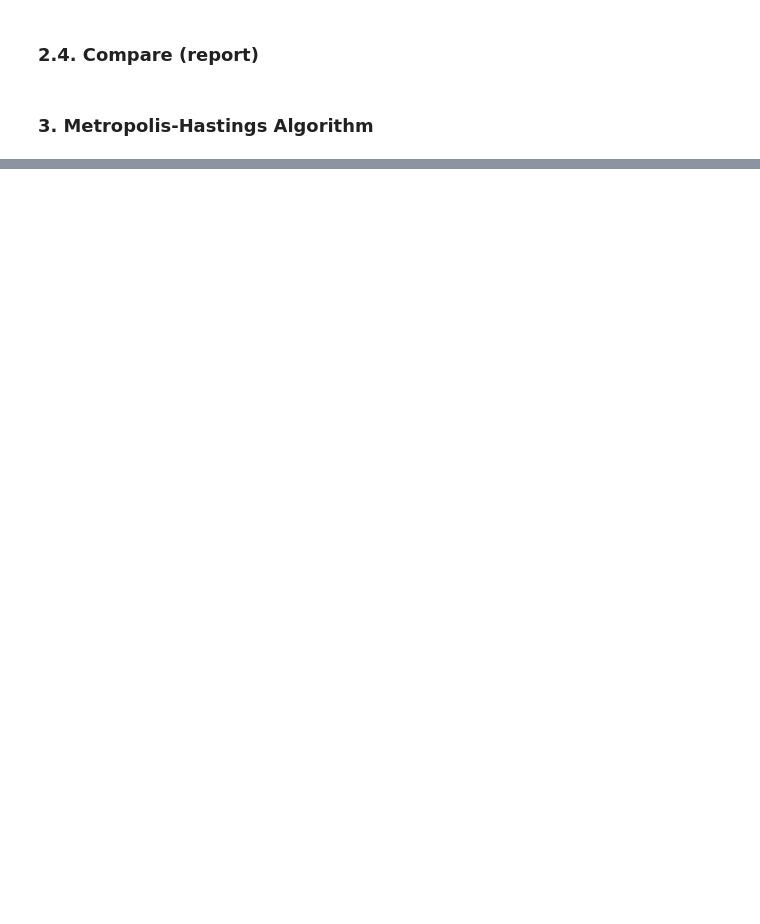
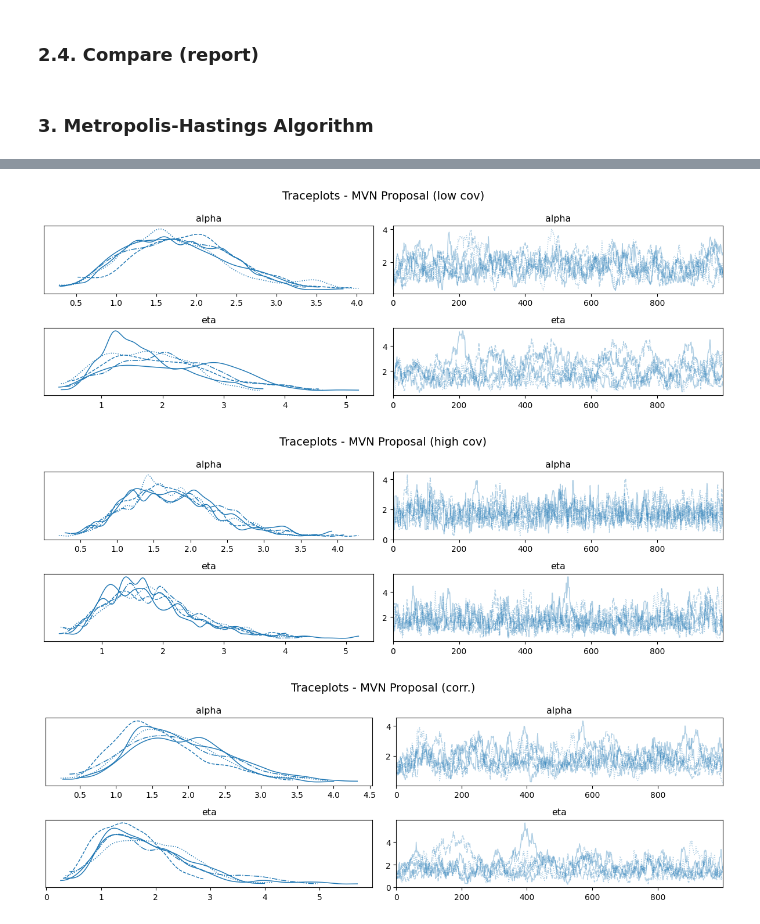
Before and after one commit to strojanski/Mat-II, a Jupyter notebook: hw3 - MCMC/main.ipynb, the cells around one changed output, grey strips where cells are left out. Cells and saved outputs as stored; diff of their text form; code cells hidden in the pictures; blank space fills up the shorter version.

```diff
--- a/hw3 - MCMC/main.ipynb
+++ b/hw3 - MCMC/main.ipynb
@@ -215,2 +275,11 @@ def proposal_pdf(x, mean):
-# %%
-def metropolis_hastings
+# %%
+chains_mvn = [metropolis_hastings(start=[1.0, 1.0], num_samples=1000, proposal_fn="mvn", cov=np.diag([0.1, 0.1]))
+              for _ in range(5)]
+
+chains_mvn_1 = [metropolis_hastings(start=[1.0, 1.0], num_samples=1000, proposal_fn="mvn", cov=np.diag([.5, .5])) for _ in range(5)]
+
+
+chains_mvn_2 = [metropolis_hastings(start=[1.0, 1.0], num_samples=1000, proposal_fn="mvn", cov=np.array([[0.1, 0.01], [0.01, 0.1]])) for _ in range(5)]
+
+chains_exp = [metropolis_hastings(start=[1.0, 1.0], num_samples=1000, proposal_fn="exp")
+              for _ in range(5)]
@@ -216,0 +303,67 @@ def metropolis_hastings
+# %%
+def to_inference_data(chains, var_names=["alpha", "eta"]):
+    # Chains: list of (n_samples, 2) arrays
+    stacked = np.stack(chains, axis=0)
+    return az.convert_to_inference_data(
+        {var_names[0]: stacked[:, :, 0], var_names[1]: stacked[:, :, 1]}
+    )
+# %%
+idata_mvn = to_inference_data(chains_mvn)
+idata_exp = to_inference_data(chains_exp)
+idata_mvn1 = to_inference_data(chains_mvn_1)
+idata_mvn2 = to_inference_data(chains_mvn_2)
+
+# Traceplots
+az.plot_trace(idata_mvn)
+plt.suptitle("Traceplots - MVN Proposal (low cov)", fontsize=14)
+plt.tight_layout()
+plt.show()
+
+az.plot_trace(idata_mvn1)
+plt.suptitle("Traceplots - MVN Proposal (high cov)", fontsize=14)
+plt.tight_layout()
+plt.show()
+
+az.plot_trace(idata_mvn2)
+plt.suptitle("Traceplots - MVN Proposal (corr.)", fontsize=14)
+plt.tight_layout()
+plt.show()
+
+az.plot_trace(idata_exp)
+plt.suptitle("Traceplots - Exponential Proposal", fontsize=14)
+plt.tight_layout()
+plt.show()
+
+# Autocorrelation
+# Plot autocorrelation for α
+
+idata_list = [idata_mvn, idata_mvn1, idata_mvn2, idata_exp]
+labels = ["MVN Proposal (low cov)", "MVN Proposal (high cov)", "MVN Proposal (corr.)", "Exponential"]
+variables = ["alpha", "eta"]
+
+fig, axes = plt.subplots(4, 2, figsize=(10, 9), sharex=True)
+
+for i, (idata, label) in enumerate(zip(idata_list, labels)):
+    for j, var in enumerate(variables):
+        az.plot_autocorr(idata, var_names=[var], ax=axes[i, j])
+        axes[i, j].set_title(f"Autocorrelation: {label} - {var}")
+
+plt.tight_layout()
+plt.show()
+
+
+
+
+# ESS
+ess_mvn = az.ess(idata_mvn)
+ess_mvn_1 = az.ess(idata_mvn1)
+ess_mvn_2 = az.ess(idata_mvn2)
+ess_exp = az.ess(idata_exp)
+print("ESS (MVN proposal):\n", ess_mvn)
+print("ESS (MVN proposal):\n", ess_mvn_1)
+print("ESS (MVN proposal):\n", ess_mvn_2)
+print("ESS (Exp proposal):\n", ess_exp)
+# %% [output]
+[figure, added]
+[figure, added]
+[figure, added]
```
Also changed, not shown: parts of 20 cells of this notebook, 5 other files.
